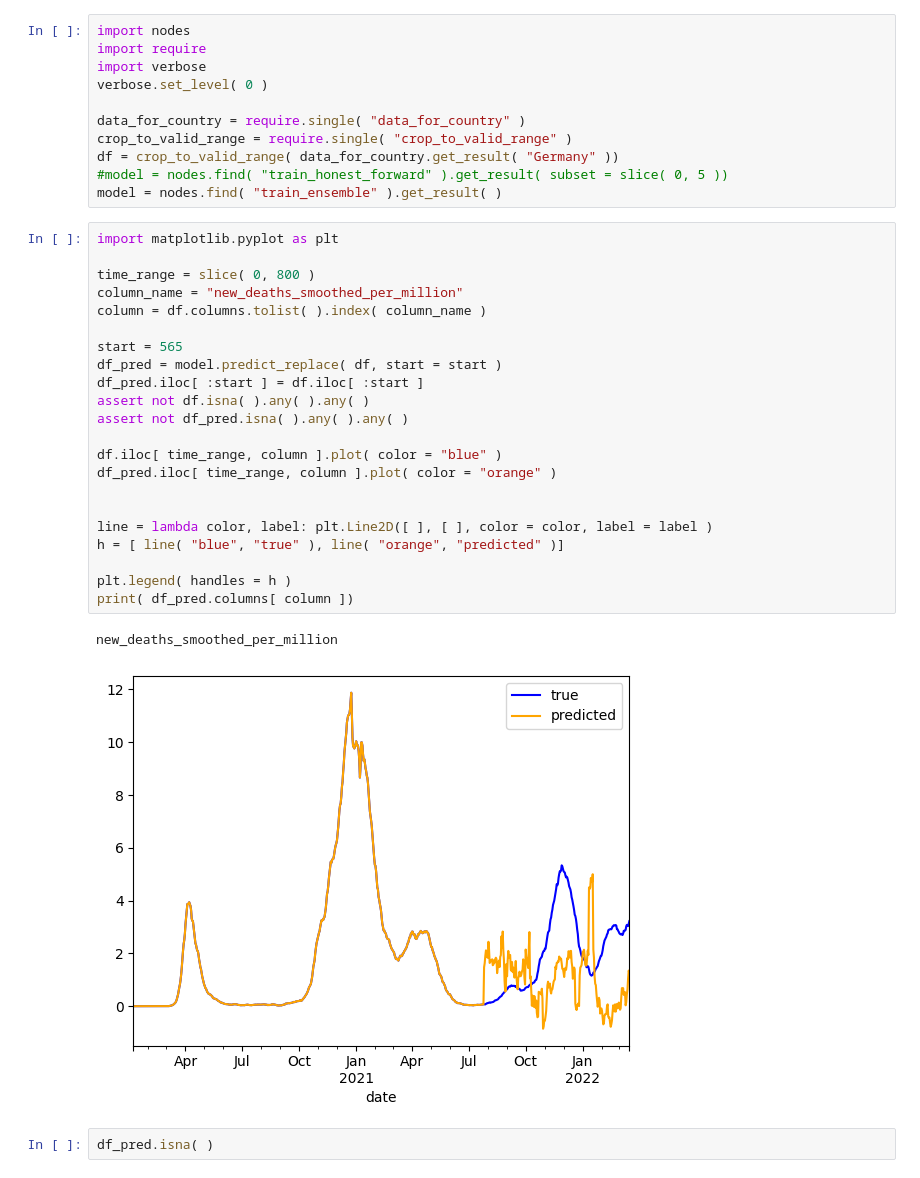
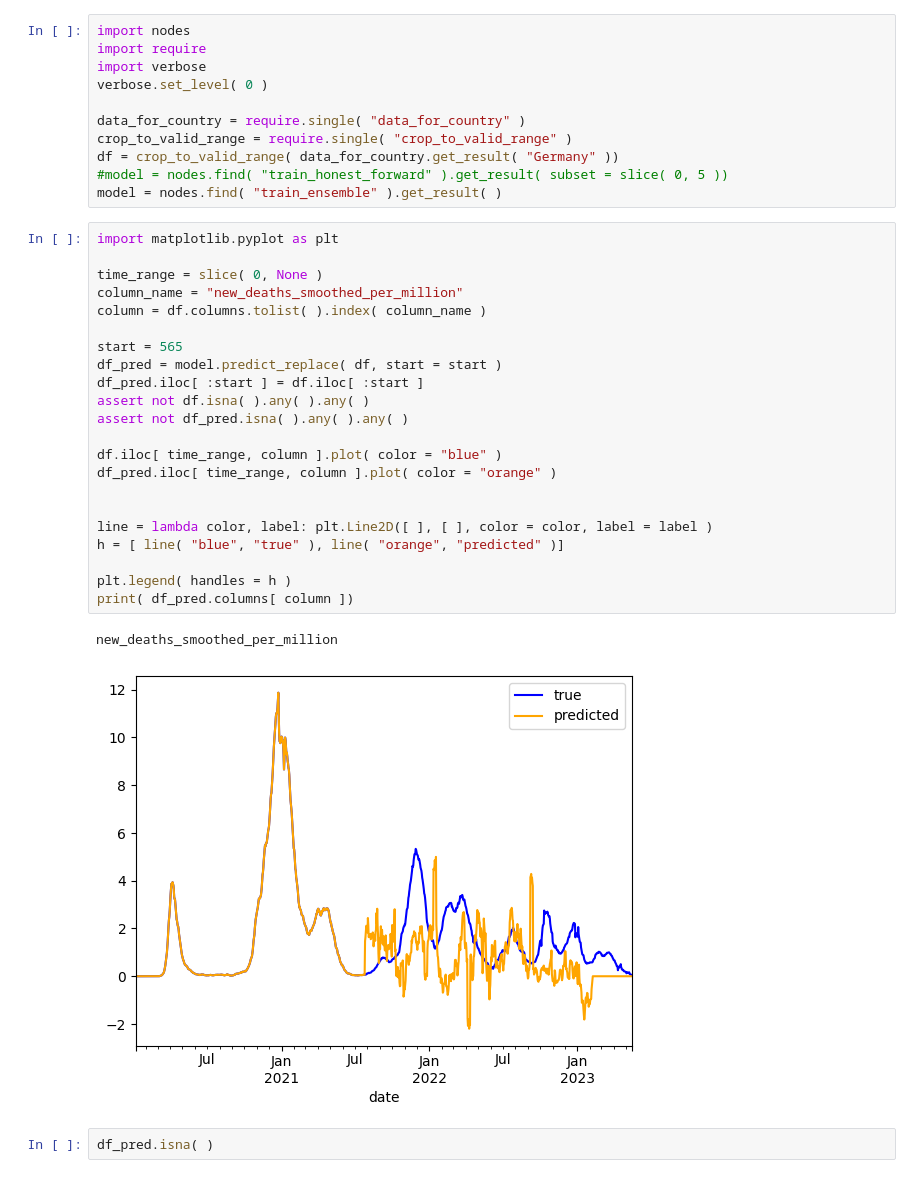
Before and after one commit to armsp/BDPP-23-Covid-Project, a Jupyter notebook: work/project/predict_h.ipynb, the cells around one changed output. Cells and saved outputs as stored; diff of their text form.

```diff
--- a/work/project/predict_h.ipynb
+++ b/work/project/predict_h.ipynb
@@ -12,28 +12,28 @@ model = nodes.find( "train_ensemble" ).get_result( )
 # %%
 import matplotlib.pyplot as plt
 
-time_range = slice( 0, 800 )
+time_range = slice( 0, None )
 column_name = "new_deaths_smoothed_per_million"
 column = df.columns.tolist( ).index( column_name )
 
 start = 565
 df_pred = model.predict_replace( df, start = start )
 df_pred.iloc[ :start ] = df.iloc[ :start ]
 assert not df.isna( ).any( ).any( )
 assert not df_pred.isna( ).any( ).any( )
 
 df.iloc[ time_range, column ].plot( color = "blue" )
 df_pred.iloc[ time_range, column ].plot( color = "orange" )
 
 
 line = lambda color, label: plt.Line2D([ ], [ ], color = color, label = label )
 h = [ line( "blue", "true" ), line( "orange", "predicted" )]
 
 plt.legend( handles = h )
 print( df_pred.columns[ column ])
 # %% [output]
 new_deaths_smoothed_per_million
-[figure, old version]
+[figure, new version]
 # %%
 df_pred.isna( )
 # %% [output]
```
Also changed, not shown: 7 other files.
